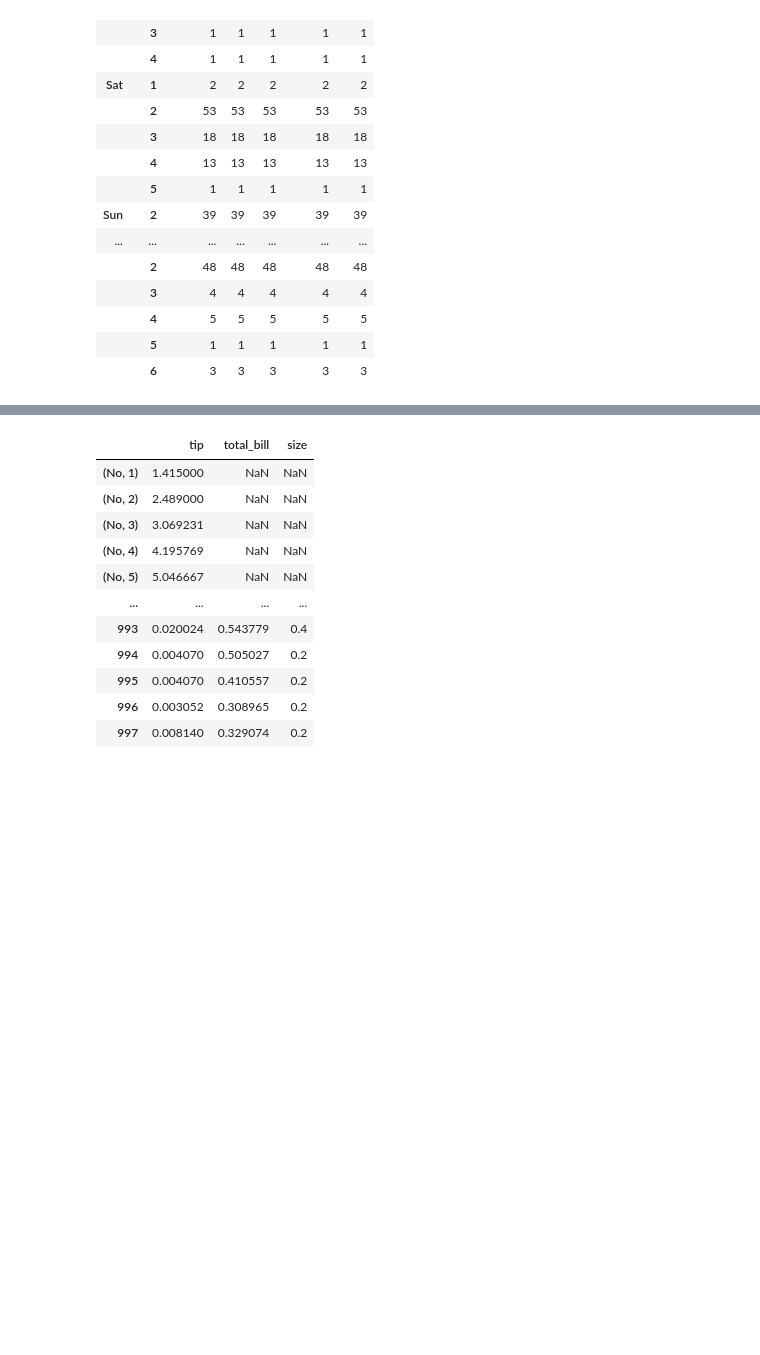
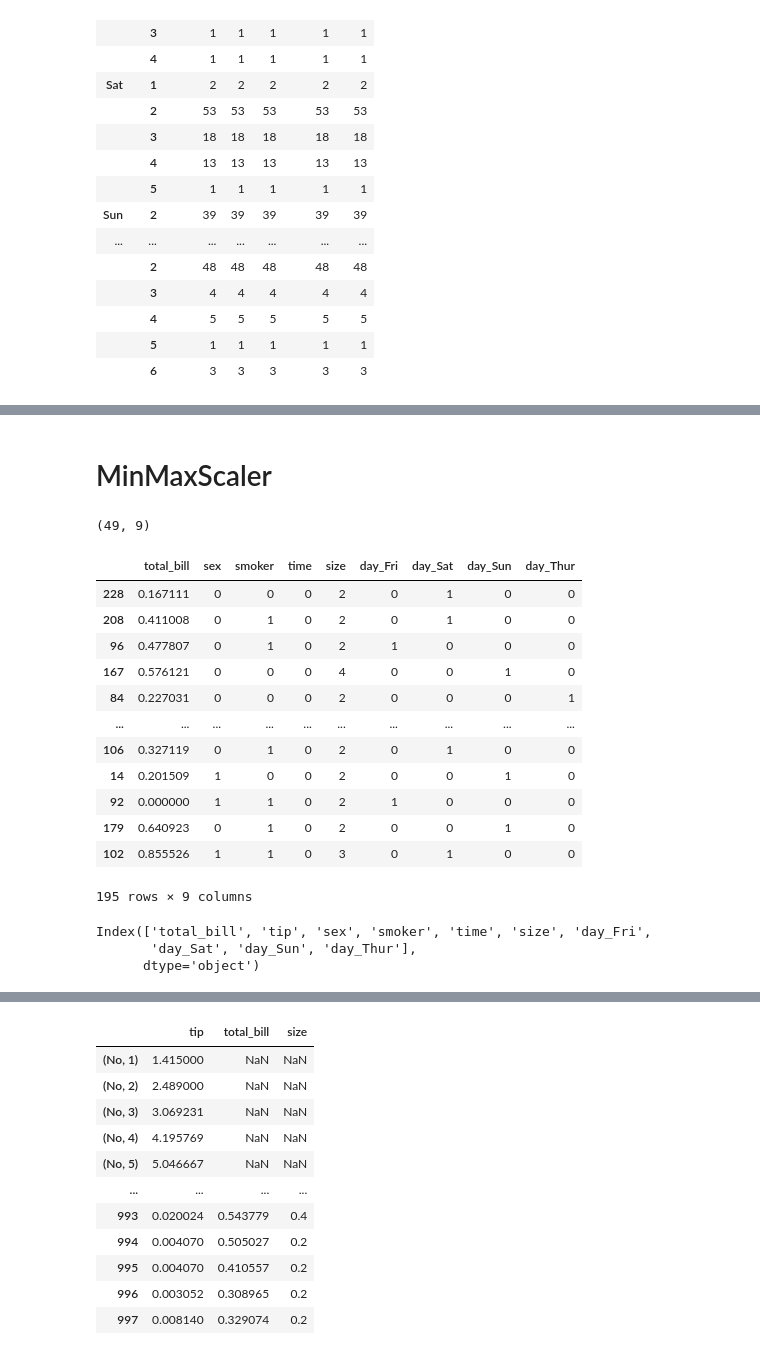
Before and after one commit to Kfirul/Waiter-Tips, a Jupyter notebook: Waiter Tips dataset.ipynb, the cells around one changed output, grey strips where cells are left out. Saved outputs shown, nothing was run; the diff lists cells and outputs as text; code cells hidden in the pictures; blank space fills up the shorter version.

Commit message:
scaling and train-test split

```diff
--- a/Waiter Tips dataset.ipynb
+++ b/Waiter Tips dataset.ipynb
@@ -295,0 +323,48 @@ t_dummies
+# %%
+X = tips.drop('tip' , axis=1 , inplace=False)
+y = tips['tip']
+# %%
+X_train, X_test, y_train, y_test = train_test_split(X, y, test_size=0.20 , random_state=42)
+# %% [markdown]
+# MinMaxScaler
+# %%
+scaler_model = MinMaxScaler()
+
+X_train_normalized = X_train.copy()
+X_test_normalized = X_test.copy()
+
+numerical_features = ['total_bill']
+
+scaler_model.fit(X_train_normalized[numerical_features])
+
+X_train_normalized['total_bill'] = scaler_model.transform(X_train_normalized[numerical_features])
+X_test_normalized['total_bill'] = scaler_model.transform(X_test_normalized[numerical_features])
+# %%
+tips_train = pd.DataFrame(data = X_train_normalized)
+tips_test = pd.DataFrame(data = X_test_normalized)
+# %%
+tips_test.shape
+# %% [output]
+(49, 9)
+# %%
+tips_train
+# %% [output]
+|  | total_bill | sex | smoker | time | size | day_Fri | day_Sat | day_Sun | day_Thur |
+| 228 | 0.167111 | 0 | 0 | 0 | 2 | 0 | 1 | 0 | 0 |
+| 208 | 0.411008 | 0 | 1 | 0 | 2 | 0 | 1 | 0 | 0 |
+| 96 | 0.477807 | 0 | 1 | 0 | 2 | 1 | 0 | 0 | 0 |
+| 167 | 0.576121 | 0 | 0 | 0 | 4 | 0 | 0 | 1 | 0 |
+| 84 | 0.227031 | 0 | 0 | 0 | 2 | 0 | 0 | 0 | 1 |
+| ... | ... | ... | ... | ... | ... | ... | ... | ... | ... |
+| 106 | 0.327119 | 0 | 1 | 0 | 2 | 0 | 1 | 0 | 0 |
+| 14 | 0.201509 | 1 | 0 | 0 | 2 | 0 | 0 | 1 | 0 |
+| 92 | 0.000000 | 1 | 1 | 0 | 2 | 1 | 0 | 0 | 0 |
+| 179 | 0.640923 | 0 | 1 | 0 | 2 | 0 | 0 | 1 | 0 |
+| 102 | 0.855526 | 1 | 1 | 0 | 3 | 0 | 1 | 0 | 0 |
+195 rows × 9 columns
+# %%
+tips.columns
+# %% [output]
+Index(['total_bill', 'tip', 'sex', 'smoker', 'time', 'size', 'day_Fri',
+       'day_Sat', 'day_Sun', 'day_Thur'],
+      dtype='object')
```
Also changed, not shown: parts of 16 cells of this notebook, 1 other file.
